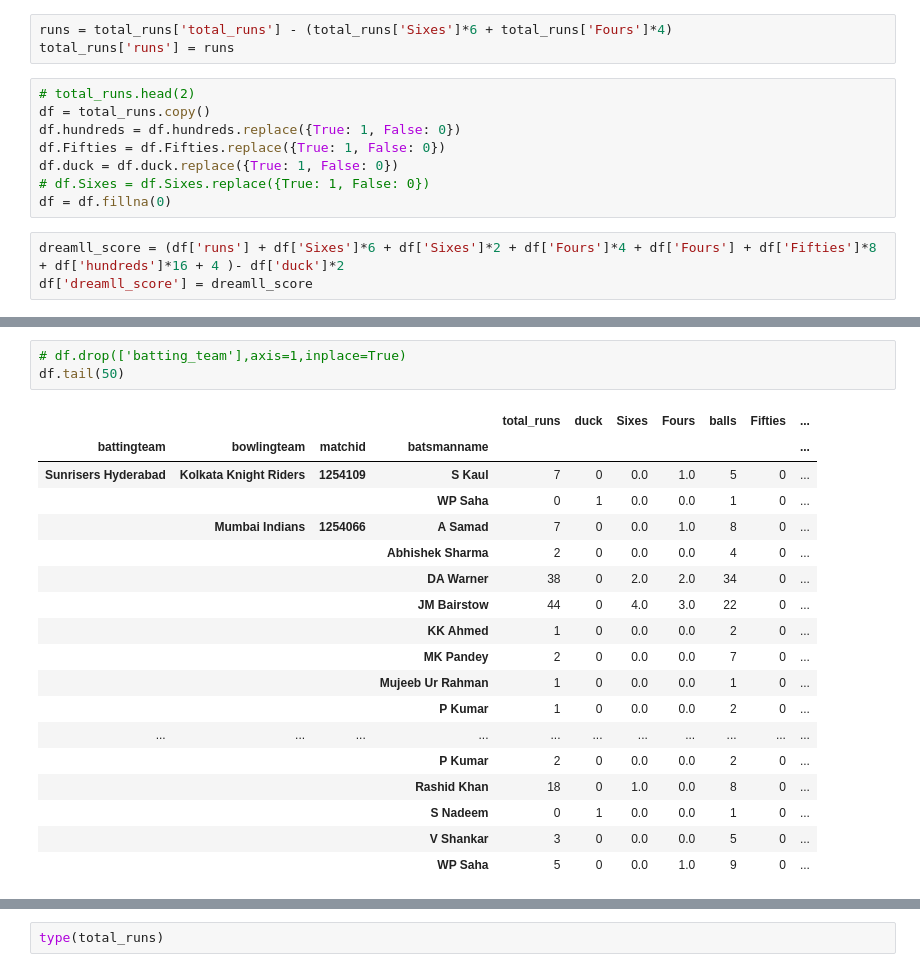
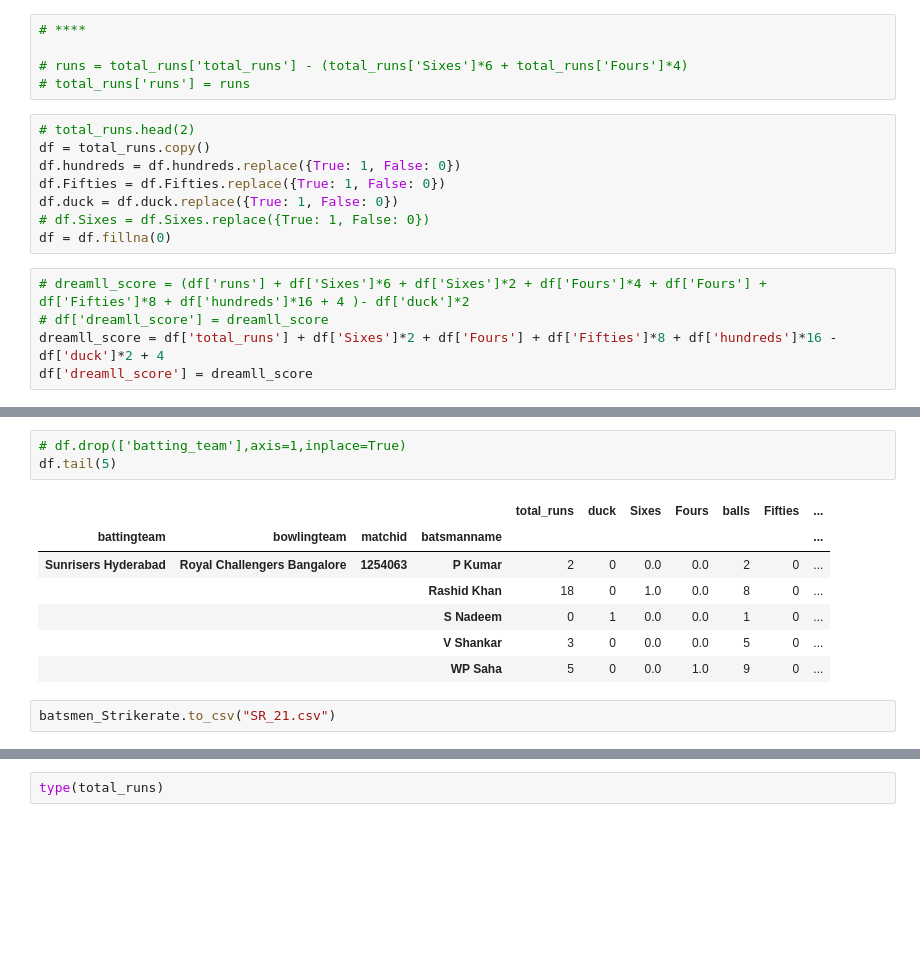
Before and after one commit to pranith7/dream11_prediction, a Jupyter notebook: PPP/demo1.ipynb, the cells around one changed output, grey strips where cells are left out. Drawn from its saved outputs; the diff is of its cells as text; blank space fills up the shorter version.

```diff
--- a/PPP/demo1.ipynb
+++ b/PPP/demo1.ipynb
@@ -383,8 +383,10 @@ total_runs['balls'] = batsmen_ball_faced_legal
 total_runs['Fifties'] = fifties
 total_runs['hundreds'] = hundreds
 # %%
-runs = total_runs['total_runs'] - (total_runs['Sixes']*6 + total_runs['Fours']*4)
-total_runs['runs'] = runs
+# ****
+
+# runs = total_runs['total_runs'] - (total_runs['Sixes']*6 + total_runs['Fours']*4)
+# total_runs['runs'] = runs
 # %%
 # total_runs.head(2)
 df = total_runs.copy()
@@ -394,5 +396,7 @@ df.duck = df.duck.replace({True: 1, False: 0})
 # df.Sixes = df.Sixes.replace({True: 1, False: 0})
 df = df.fillna(0)
 # %%
-dreamll_score = (df['runs'] + df['Sixes']*6 + df['Sixes']*2 + df['Fours']*4 + df['Fours'] + df['Fifties']*8 + df['hundreds']*16 + 4 )- df['duck']*2
+# dreamll_score = (df['runs'] + df['Sixes']*6 + df['Sixes']*2 + df['Fours']*4 + df['Fours'] + df['Fifties']*8 + df['hundreds']*16 + 4 )- df['duck']*2
+# df['dreamll_score'] = dreamll_score
+dreamll_score = df['total_runs'] + df['Sixes']*2 + df['Fours'] + df['Fifties']*8 + df['hundreds']*16 - df['duck']*2 + 4
 df['dreamll_score'] = dreamll_score
@@ -426,22 +414,13 @@ df.head(45)
 # %%
 # df.drop(['batting_team'],axis=1,inplace=True)
-df.tail(50)
+df.tail(5)
 # %% [output]
 |  |  |  |  | total_runs | duck | Sixes | Fours | balls | Fifties | ... |
 | battingteam | bowlingteam | matchid | batsmanname |  |  |  |  |  |  | ... |
-| Sunrisers Hyderabad | Kolkata Knight Riders | 1254109 | S Kaul | 7 | 0 | 0.0 | 1.0 | 5 | 0 | ... |
-|  |  |  | WP Saha | 0 | 1 | 0.0 | 0.0 | 1 | 0 | ... |
-|  | Mumbai Indians | 1254066 | A Samad | 7 | 0 | 0.0 | 1.0 | 8 | 0 | ... |
-|  |  |  | Abhishek Sharma | 2 | 0 | 0.0 | 0.0 | 4 | 0 | ... |
-|  |  |  | DA Warner | 38 | 0 | 2.0 | 2.0 | 34 | 0 | ... |
-|  |  |  | JM Bairstow | 44 | 0 | 4.0 | 3.0 | 22 | 0 | ... |
-|  |  |  | KK Ahmed | 1 | 0 | 0.0 | 0.0 | 2 | 0 | ... |
-|  |  |  | MK Pandey | 2 | 0 | 0.0 | 0.0 | 7 | 0 | ... |
-|  |  |  | Mujeeb Ur Rahman | 1 | 0 | 0.0 | 0.0 | 1 | 0 | ... |
-|  |  |  | P Kumar | 1 | 0 | 0.0 | 0.0 | 2 | 0 | ... |
-| ... | ... | ... | ... | ... | ... | ... | ... | ... | ... | ... |
-|  |  |  | P Kumar | 2 | 0 | 0.0 | 0.0 | 2 | 0 | ... |
+| Sunrisers Hyderabad | Royal Challengers Bangalore | 1254063 | P Kumar | 2 | 0 | 0.0 | 0.0 | 2 | 0 | ... |
 |  |  |  | Rashid Khan | 18 | 0 | 1.0 | 0.0 | 8 | 0 | ... |
 |  |  |  | S Nadeem | 0 | 1 | 0.0 | 0.0 | 1 | 0 | ... |
 |  |  |  | V Shankar | 3 | 0 | 0.0 | 0.0 | 5 | 0 | ... |
 |  |  |  | WP Saha | 5 | 0 | 0.0 | 1.0 | 9 | 0 | ... |
+# %%
+batsmen_Strikerate.to_csv("SR_21.csv")
```
Also changed, not shown: parts of 27 cells of this notebook, 6 other files.
